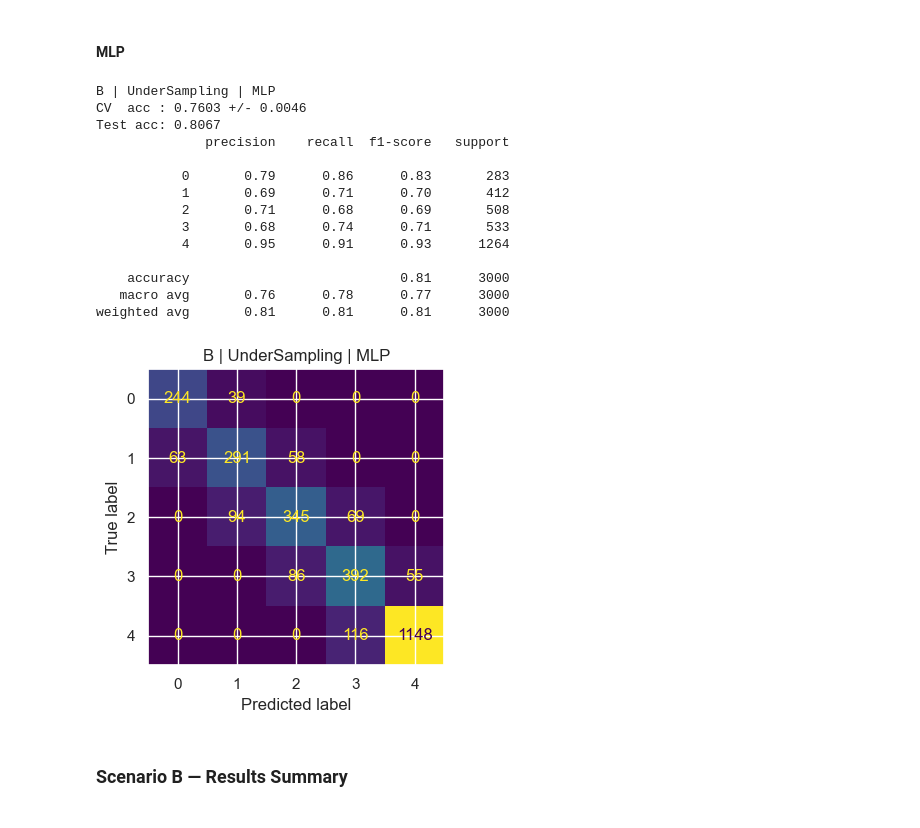
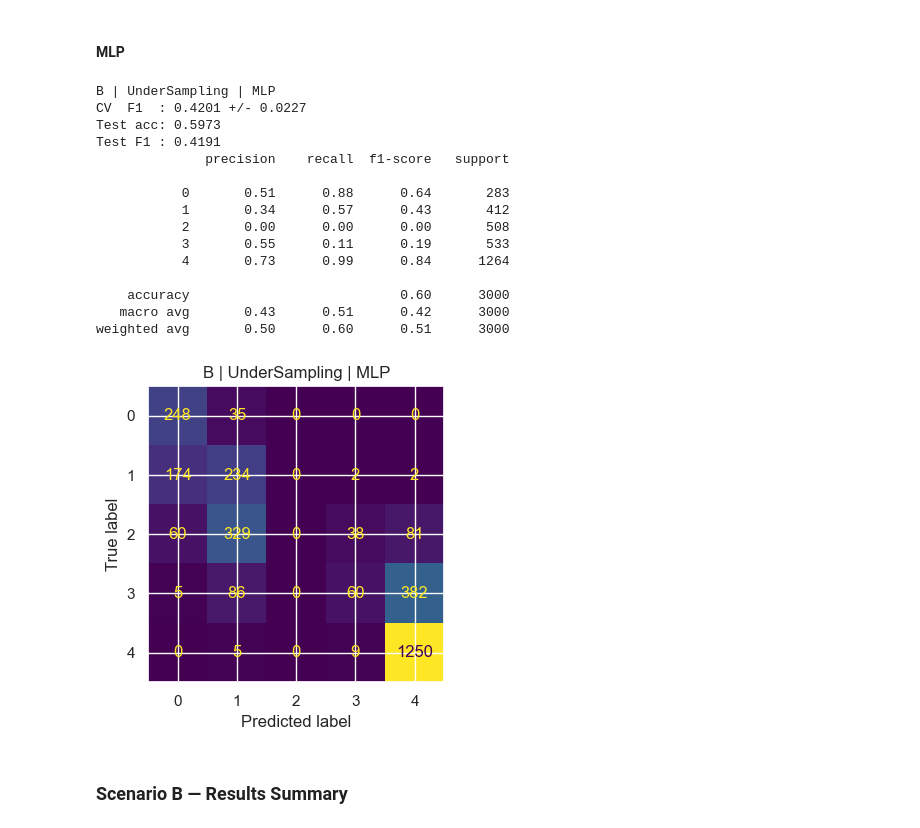
Before and after one commit to diogvasc/projetoAC, a Jupyter notebook: projeto_2.ipynb, the cells around one changed output. Drawn from its saved outputs; the diff is of its cells as text; code cells hidden in the pictures.

Commit message:
added f1-score as main metric + tweaks on MLP

```diff
--- a/projeto_2.ipynb
+++ b/projeto_2.ipynb
@@ -284,7 +284,7 @@ feature_cols = [
 ]
 
 X_raw = df_clean[feature_cols].copy()
-scaler = MinMaxScaler()
+scaler = StandardScaler()
 X_scaled = pd.DataFrame(scaler.fit_transform(X_raw), columns=feature_cols)
 
 y_A = df_clean['stress_A'].reset_index(drop=True)
@@ -294,9 +294,9 @@ y_C = df_clean['stress_C'].reset_index(drop=True)
 C_values = [0.001, 0.01, 0.1, 1, 10, 100]
 
 mlp_configs = {
-    'hidden_layer_sizes': [(3,), (10,), (50,), (100,), (10, 10), (50, 50), (100, 50)],
-    'learning_rate_init': [0.001, 0.01, 0.0001],
-    'activation':         ['relu', 'tanh', 'logistic', 'identity'],
+    'hidden_layer_sizes': [(50,), (100,), (50, 50), (100, 50), (100, 100)],
+    'learning_rate_init': [0.001, 0.0001],
+    'activation':         ['logistic', 'relu'],
 }
 
 print("X shape:", X_scaled.shape)
@@ -310,26 +310,28 @@ Scenario B classes: {0: 1380, 1: 2132, 2: 2561, 3: 2545, 4: 6382}
 Scenario C classes: {0: 661, 1: 719, 2: 985, 3: 1147, 4: 1290, 5: 1271, 6: 1325, 7: 1220, 8: 1330, 9: 5052}
 # %%
 def evaluate(model, X_train, y_train, X_test, y_test, label=""):
-    cv_accs = []
-    kf = KFold(n_splits=3, shuffle=True, random_state=42)
-    for _ in range(30):
-        for tr_idx, val_idx in kf.split(X_train):
+    cv_f1s = []
+    kf = StratifiedKFold(n_splits=3, shuffle=True, random_state=42)
+    for _ in range(5):
+        for tr_idx, val_idx in kf.split(X_train, y_train):
             model.fit(X_train.iloc[tr_idx], y_train.iloc[tr_idx])
             preds = model.predict(X_train.iloc[val_idx])
-            cv_accs.append(accuracy_score(y_train.iloc[val_idx], preds))
+            cv_f1s.append(f1_score(y_train.iloc[val_idx], preds, average='macro', zero_division=0))
     model.fit(X_train, y_train)
     y_pred = model.predict(X_test)
     test_acc = accuracy_score(y_test, y_pred)
+    test_f1  = f1_score(y_test, y_pred, average='macro', zero_division=0)
     print(label)
-    print(f"CV  acc : {np.mean(cv_accs):.4f} +/- {np.std(cv_accs):.4f}")
+    print(f"CV  F1  : {np.mean(cv_f1s):.4f} +/- {np.std(cv_f1s):.4f}")
     print(f"Test acc: {test_acc:.4f}")
+    print(f"Test F1 : {test_f1:.4f}")
     print(classification_report(y_test, y_pred, zero_division=0))
     fig, ax = plt.subplots(figsize=(6, 4))
     ConfusionMatrixDisplay(confusion_matrix(y_test, y_pred)).plot(ax=ax, colorbar=False)
     ax.set_title(label)
     plt.tight_layout()
     plt.show()
-    return float(np.mean(cv_accs)), float(np.std(cv_accs)), float(test_acc)
+    return float(np.mean(cv_f1s)), float(np.std(cv_f1s)), float(test_f1), float(test_acc)
 # %% [markdown]
 ## Scenario A — Binary Classification (2 classes)
 # %%
@@ -369,12 +372,12 @@ for hl, lr, act in product(mlp_configs['hidden_layer_sizes'],
                             mlp_configs['learning_rate_init'],
                             mlp_configs['activation']):
     mlp = MLPClassifier(hidden_layer_sizes=hl, learning_rate_init=lr,
-                        activation=act, max_iter=1000, random_state=1)
+                        activation=act, max_iter=2000, early_stopping=True, n_iter_no_change=15, validation_fraction=0.1, random_state=1)
     mlp.fit(X_train_A, y_train_A)
-    acc = accuracy_score(y_test_A, mlp.predict(X_test_A))
-    mlp_results_A.append({'hidden': str(hl), 'lr': lr, 'act': act, 'acc': acc})
+    f1 = f1_score(y_test_A, mlp.predict(X_test_A), average='macro', zero_division=0)
+    mlp_results_A.append({'hidden': str(hl), 'lr': lr, 'act': act, 'f1': f1})
 
-mlp_df_A = pd.DataFrame(mlp_results_A).sort_values('acc', ascending=False)
+mlp_df_A = pd.DataFrame(mlp_results_A).sort_values('f1', ascending=False)
 display(mlp_df_A.head(10))
 best_mlp_A_cfg = mlp_df_A.iloc[0]
 print(f"Best: hidden={best_mlp_A_cfg['hidden']}  lr={best_mlp_A_cfg['lr']}  act={best_mlp_A_cfg['act']}")
@@ -565,12 +592,12 @@ for hl, lr, act in product(mlp_configs['hidden_layer_sizes'],
                             mlp_configs['learning_rate_init'],
                             mlp_configs['activation']):
     mlp = MLPClassifier(hidden_layer_sizes=hl, learning_rate_init=lr,
-                        activation=act, max_iter=1000, random_state=1)
+                        activation=act, max_iter=2000, early_stopping=True, n_iter_no_change=15, validation_fraction=0.1, random_state=1)
     mlp.fit(X_train_B, y_train_B)
-    acc = accuracy_score(y_test_B, mlp.predict(X_test_B))
-    mlp_results_B.append({'hidden': str(hl), 'lr': lr, 'act': act, 'acc': acc})
+    f1 = f1_score(y_test_B, mlp.predict(X_test_B), average='macro', zero_division=0)
+    mlp_results_B.append({'hidden': str(hl), 'lr': lr, 'act': act, 'f1': f1})
 
-mlp_df_B = pd.DataFrame(mlp_results_B).sort_values('acc', ascending=False)
+mlp_df_B = pd.DataFrame(mlp_results_B).sort_values('f1', ascending=False)
 display(mlp_df_B.head(10))
 best_mlp_B_cfg = mlp_df_B.iloc[0]
 print(f"Best: hidden={best_mlp_B_cfg['hidden']}  lr={best_mlp_B_cfg['lr']}  act={best_mlp_B_cfg['act']}")
@@ -710,26 +741,27 @@ weighted avg       0.81      0.80      0.80      3000
 # %%
 mlp_B_un = MLPClassifier(
     hidden_layer_sizes=ast.literal_eval(best_mlp_B_cfg['hidden']),
     learning_rate_init=best_mlp_B_cfg['lr'],
     activation=best_mlp_B_cfg['act'],
-    max_iter=1000, random_state=1)
+    max_iter=2000, early_stopping=True, n_iter_no_change=15, validation_fraction=0.1, random_state=1)
 res_mlp_B_under = evaluate(mlp_B_un, X_under_B, y_under_B, X_test_B, y_test_B,
                             label="B | UnderSampling | MLP")
 # %% [output]
 B | UnderSampling | MLP
-CV  acc : 0.7603 +/- 0.0046
-Test acc: 0.8067
+CV  F1  : 0.4201 +/- 0.0227
+Test acc: 0.5973
+Test F1 : 0.4191
               precision    recall  f1-score   support
 
-           0       0.79      0.86      0.83       283
-           1       0.69      0.71      0.70       412
-           2       0.71      0.68      0.69       508
-           3       0.68      0.74      0.71       533
-           4       0.95      0.91      0.93      1264
+           0       0.51      0.88      0.64       283
+           1       0.34      0.57      0.43       412
+           2       0.00      0.00      0.00       508
+           3       0.55      0.11      0.19       533
+           4       0.73      0.99      0.84      1264
 
-    accuracy                           0.81      3000
-   macro avg       0.76      0.78      0.77      3000
-weighted avg       0.81      0.81      0.81      3000
+    accuracy                           0.60      3000
+   macro avg       0.43      0.51      0.42      3000
+weighted avg       0.50      0.60      0.51      3000
-[figure, old version]
+[figure, new version]
 # %% [markdown]
 ### Scenario B — Results Summary
```
Also changed, not shown: parts of 26 cells of this notebook.
